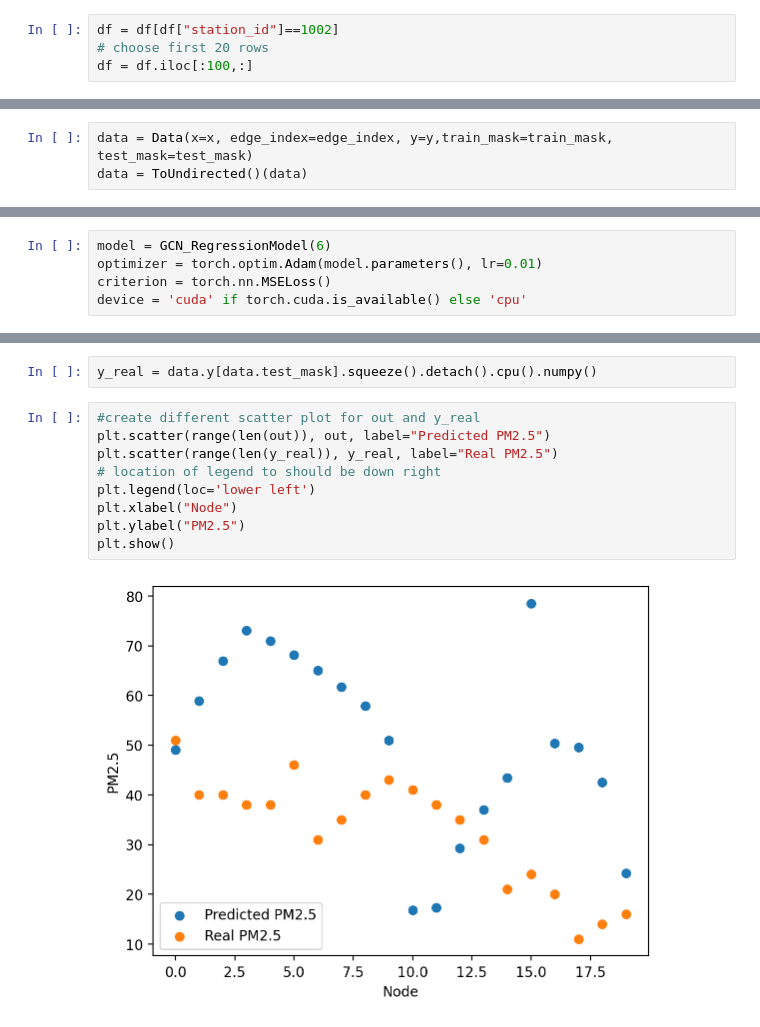
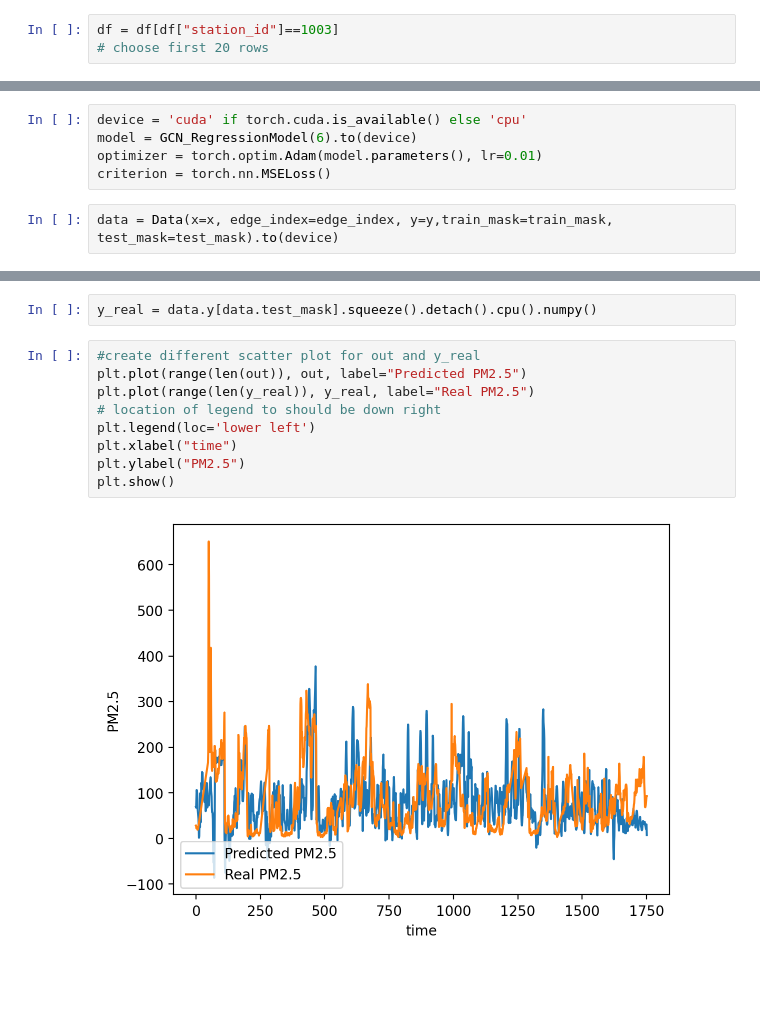
Before and after one commit to agarwal-mihir/Srip-Work-2023, a Jupyter notebook: beijing_experiments/time_series_analysis_using_gnn.ipynb, the cells around one changed output, grey strips where cells are left out. Cells and saved outputs as stored; diff of their text form; blank space fills up the shorter version.

```diff
--- a/beijing_experiments/time_series_analysis_using_gnn.ipynb
+++ b/beijing_experiments/time_series_analysis_using_gnn.ipynb
@@ -46,9 +46,8 @@ df.head()
 | 3 | 2014-05-01 03:00:00 | 1002 | 116.20531 | 40.00395 | 100.0 | 0.0 | 17.0 | 74.0 | ... |
 | 4 | 2014-05-01 04:00:00 | 1002 | 116.20531 | 40.00395 | 109.0 | 0.0 | 17.0 | 75.0 | ... |
 # %%
-df = df[df["station_id"]==1002]
+df = df[df["station_id"]==1003]
 # choose first 20 rows
-df = df.iloc[:100,:]
 # %%
 len(df)
 # %% [output]
@@ -84,6 +101,10 @@ y = torch.tensor([G.nodes[node]['pm25'] for node in G.nodes], dtype=torch.float)
 # first 80% as training data and last 20% as test data
 train_mask = torch.tensor([True if i < int(len(G.nodes)*0.8) else False for i in range(len(G.nodes))])
 test_mask = torch.tensor([False if i < int(len(G.nodes)*0.8) else True for i in range(len(G.nodes))])
+# %%
+device = 'cuda' if torch.cuda.is_available() else 'cpu'
+model = GCN_RegressionModel(6).to(device)
+optimizer = torch.optim.Adam(model.parameters(), lr=0.01)
+criterion = torch.nn.MSELoss()
 # %%
-data = Data(x=x, edge_index=edge_index, y=y,train_mask=train_mask, test_mask=test_mask)
-data = ToUndirected()(data)
+data = Data(x=x, edge_index=edge_index, y=y,train_mask=train_mask, test_mask=test_mask).to(device)
@@ -108,8 +111,3 @@ class GCN_RegressionModel(nn.Module):
-# %%
-model = GCN_RegressionModel(6)
-optimizer = torch.optim.Adam(model.parameters(), lr=0.01)
-criterion = torch.nn.MSELoss()
-device = 'cuda' if torch.cuda.is_available() else 'cpu'
 # %%
 train_rmse_list = []
 test_rmse_list = []
@@ -144,12 +142,12 @@ out = out[data.test_mask].squeeze().detach().cpu().numpy()
 y_real = data.y[data.test_mask].squeeze().detach().cpu().numpy()
 # %%
 #create different scatter plot for out and y_real
-plt.scatter(range(len(out)), out, label="Predicted PM2.5")
-plt.scatter(range(len(y_real)), y_real, label="Real PM2.5")
+plt.plot(range(len(out)), out, label="Predicted PM2.5")
+plt.plot(range(len(y_real)), y_real, label="Real PM2.5")
 # location of legend to should be down right
 plt.legend(loc='lower left')
-plt.xlabel("Node")
+plt.xlabel("time")
 plt.ylabel("PM2.5")
 plt.show()
 # %% [output]
-[figure, old version]
+[figure, new version]
```
Also changed, not shown: parts of 4 cells of this notebook, 4 other files.
